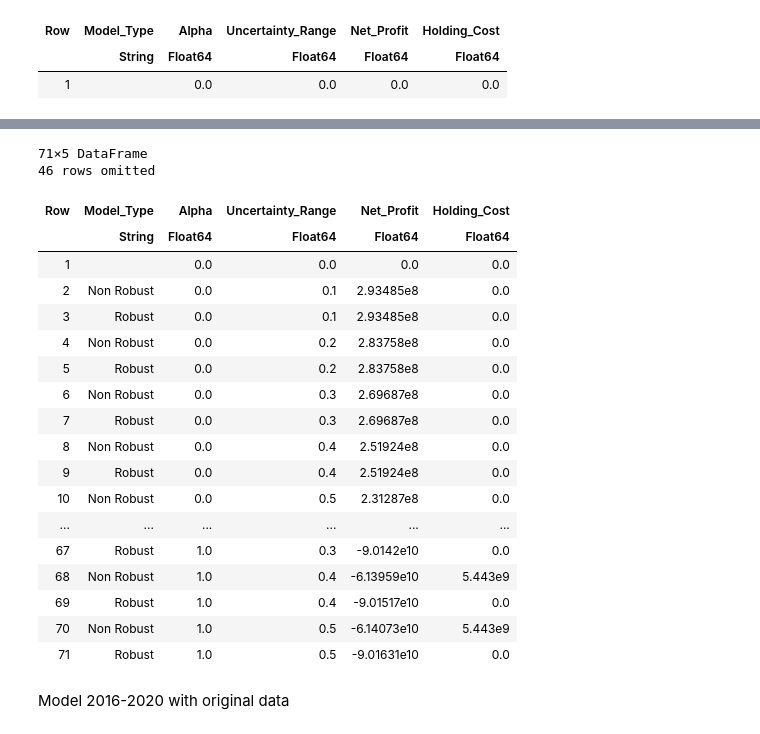
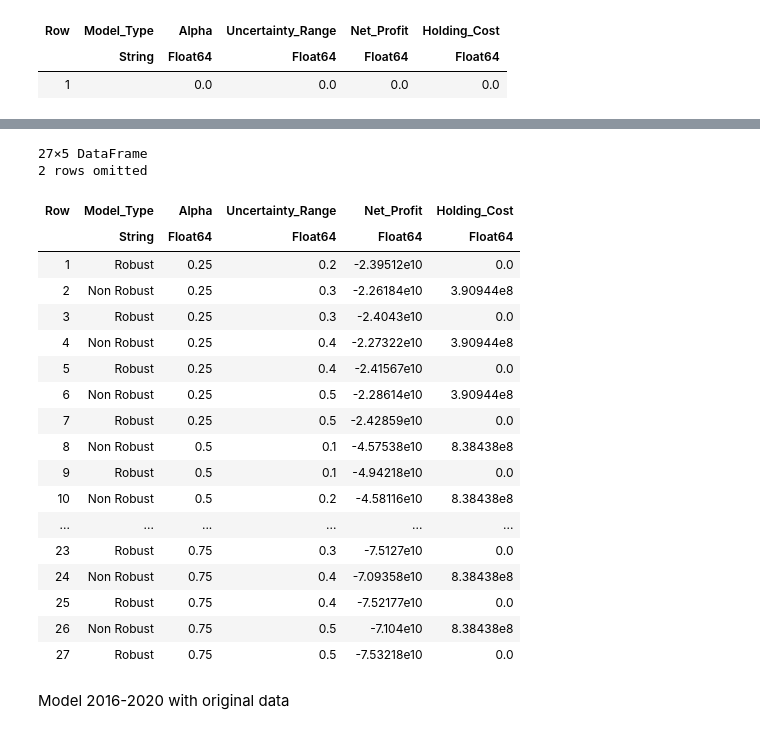
Before and after one commit to jasonjiajs/15.093_optimization_methods, a Jupyter notebook: model.ipynb, the cells around one changed output, grey strips where cells are left out. Drawn from its saved outputs; the diff is of its cells as text; code cells hidden in the pictures.

```diff
--- a/model.ipynb
+++ b/model.ipynb
@@ -584,26 +657,26 @@ User-callback calls 249, time in user-callback 0.00 sec
 # %%
-results_21_23
+results_21_23[25:51, :]
 # %% [output]
-71×5 DataFrame
-46 rows omitted
+27×5 DataFrame
+2 rows omitted
 | Row | Model_Type | Alpha | Uncertainty_Range | Net_Profit | Holding_Cost |
 |  | String | Float64 | Float64 | Float64 | Float64 |
-| 1 |  | 0.0 | 0.0 | 0.0 | 0.0 |
-| 2 | Non Robust | 0.0 | 0.1 | 2.93485e8 | 0.0 |
-| 3 | Robust | 0.0 | 0.1 | 2.93485e8 | 0.0 |
-| 4 | Non Robust | 0.0 | 0.2 | 2.83758e8 | 0.0 |
-| 5 | Robust | 0.0 | 0.2 | 2.83758e8 | 0.0 |
-| 6 | Non Robust | 0.0 | 0.3 | 2.69687e8 | 0.0 |
-| 7 | Robust | 0.0 | 0.3 | 2.69687e8 | 0.0 |
-| 8 | Non Robust | 0.0 | 0.4 | 2.51924e8 | 0.0 |
-| 9 | Robust | 0.0 | 0.4 | 2.51924e8 | 0.0 |
-| 10 | Non Robust | 0.0 | 0.5 | 2.31287e8 | 0.0 |
+| 1 | Robust | 0.25 | 0.2 | -2.39512e10 | 0.0 |
+| 2 | Non Robust | 0.25 | 0.3 | -2.26184e10 | 3.90944e8 |
+| 3 | Robust | 0.25 | 0.3 | -2.4043e10 | 0.0 |
+| 4 | Non Robust | 0.25 | 0.4 | -2.27322e10 | 3.90944e8 |
+| 5 | Robust | 0.25 | 0.4 | -2.41567e10 | 0.0 |
+| 6 | Non Robust | 0.25 | 0.5 | -2.28614e10 | 3.90944e8 |
+| 7 | Robust | 0.25 | 0.5 | -2.42859e10 | 0.0 |
+| 8 | Non Robust | 0.5 | 0.1 | -4.57538e10 | 8.38438e8 |
+| 9 | Robust | 0.5 | 0.1 | -4.94218e10 | 0.0 |
+| 10 | Non Robust | 0.5 | 0.2 | -4.58116e10 | 8.38438e8 |
 | ... | ... | ... | ... | ... | ... |
-| 67 | Robust | 1.0 | 0.3 | -9.0142e10 | 0.0 |
-| 68 | Non Robust | 1.0 | 0.4 | -6.13959e10 | 5.443e9 |
-| 69 | Robust | 1.0 | 0.4 | -9.01517e10 | 0.0 |
-| 70 | Non Robust | 1.0 | 0.5 | -6.14073e10 | 5.443e9 |
-| 71 | Robust | 1.0 | 0.5 | -9.01631e10 | 0.0 |
+| 23 | Robust | 0.75 | 0.3 | -7.5127e10 | 0.0 |
+| 24 | Non Robust | 0.75 | 0.4 | -7.09358e10 | 8.38438e8 |
+| 25 | Robust | 0.75 | 0.4 | -7.52177e10 | 0.0 |
+| 26 | Non Robust | 0.75 | 0.5 | -7.104e10 | 8.38438e8 |
+| 27 | Robust | 0.75 | 0.5 | -7.53218e10 | 0.0 |
 # %% [markdown]
 Model 2016-2020 with original data
 # %%
```
Also changed, not shown: parts of 24 cells of this notebook, 3 other files.
